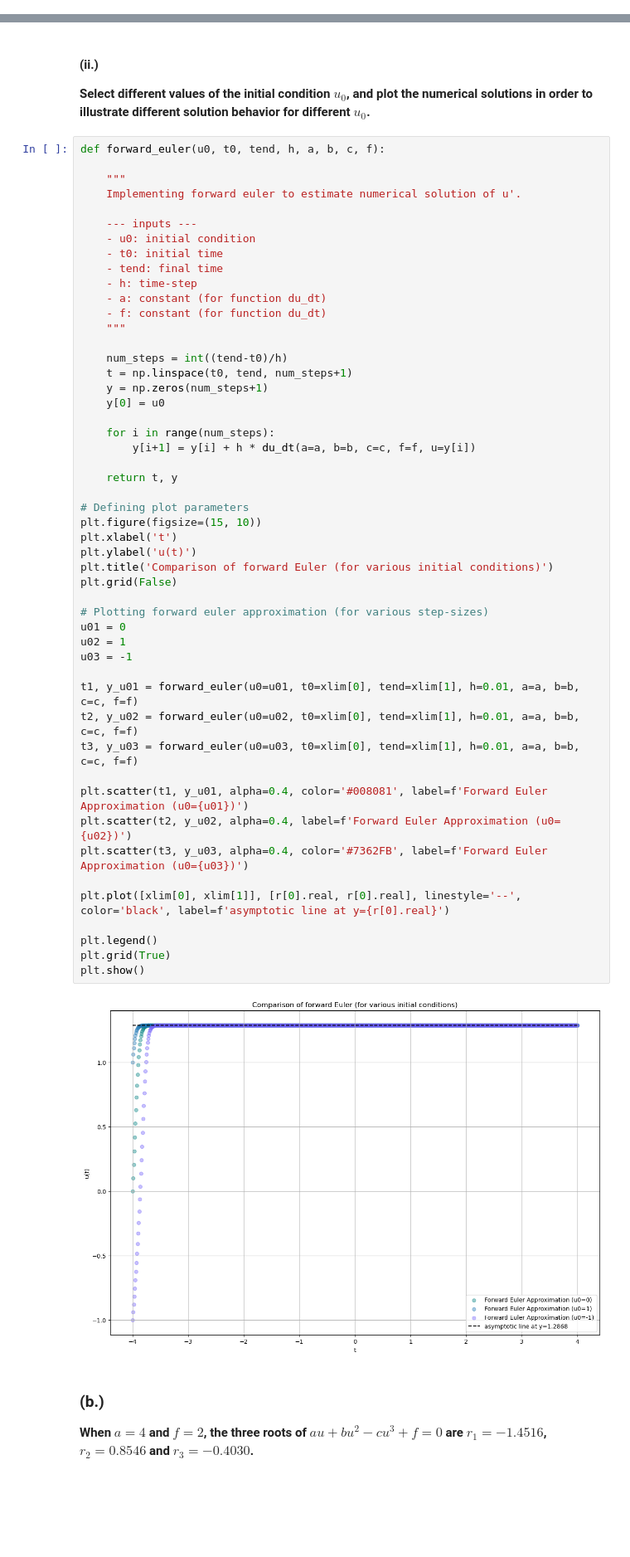
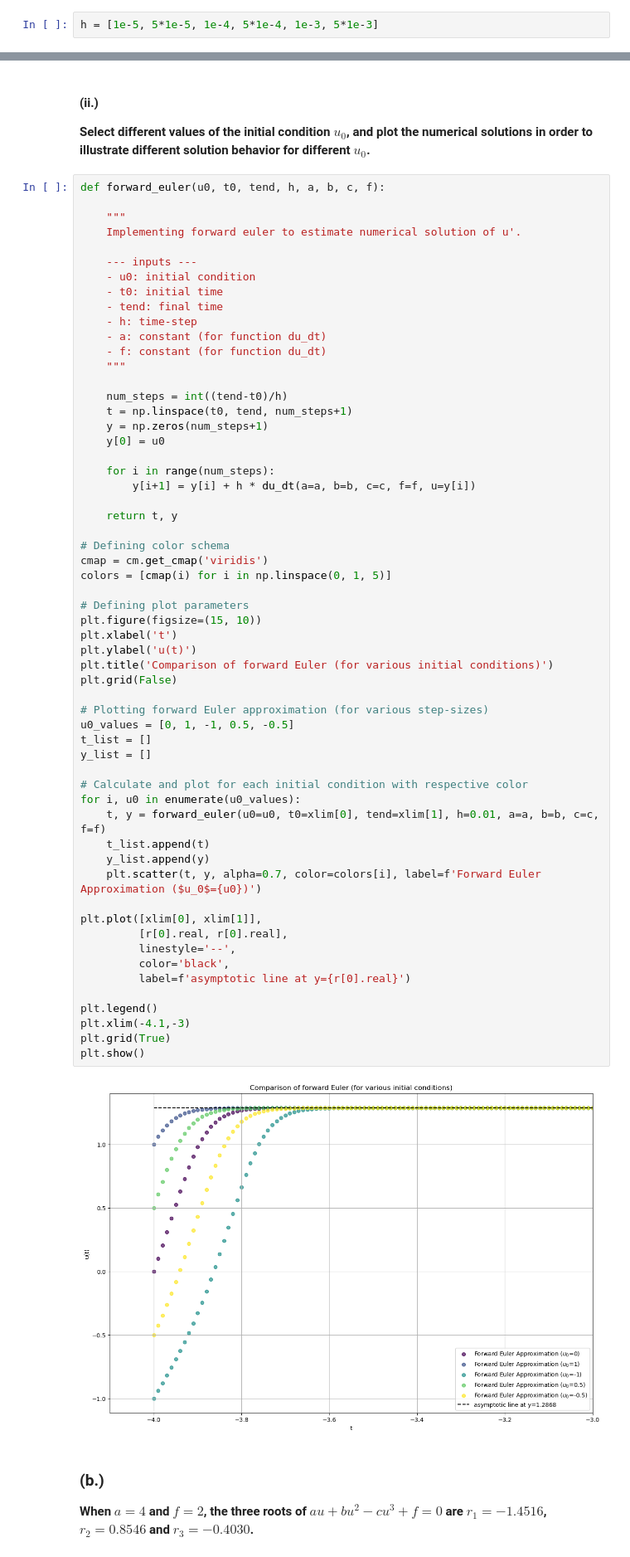
Before and after one commit to Stochastic1017/MATH_616, a Jupyter notebook: Homeworks/Homework 1/S_Sudhir_Homework_1.ipynb, the cells around one changed output, grey strips where cells are left out. Shown at 83% size. Saved outputs shown, nothing was run; the diff lists cells and outputs as text; blank space fills up the shorter version.

```diff
--- a/Homeworks/Homework 1/S_Sudhir_Homework_1.ipynb
+++ b/Homeworks/Homework 1/S_Sudhir_Homework_1.ipynb
@@ -201,6 +212,8 @@ plt.show()
 #### (ii)
 
 **Compute the error in the numerical solution (compared with the analytic solution) at $t=2$ using different numerical integration time steps $\Delta t = 10^{-5}, 5 \times 10^{-5}, 10^{-4}, 5 \times 10^{-4}, 10^{-3}$ and $5 \times 10^{-3}$. Plot a curve, where the x-axis is the time step and the y-axis is the absolute error. Use log scale for both x and y axes and write down the slope.**
+# %%
+h = [1e-5, 5*1e-5, 1e-4, 5*1e-4, 1e-3, 5*1e-3]
 # %% [markdown]
 **What did we learn here? The forward Euler method can be used to find a numerical solution to an ODE, and the numerical solution converges toward the true solution with a first-order rate of convergence (i.e., the error decreases as $\approx \Delta t$, not $\approx \Delta t^2$ or something else).**
 # %% [markdown]
@@ -284,46 +298,54 @@ def forward_euler(u0, t0, tend, h, a, b, c, f):
     - tend: final time
     - h: time-step
     - a: constant (for function du_dt)
     - f: constant (for function du_dt)
     """
 
     num_steps = int((tend-t0)/h)
     t = np.linspace(t0, tend, num_steps+1)
     y = np.zeros(num_steps+1)
     y[0] = u0
 
     for i in range(num_steps):
         y[i+1] = y[i] + h * du_dt(a=a, b=b, c=c, f=f, u=y[i])
 
     return t, y
 
+# Defining color schema
+cmap = cm.get_cmap('viridis')
+colors = [cmap(i) for i in np.linspace(0, 1, 5)]
+
 # Defining plot parameters
 plt.figure(figsize=(15, 10))
 plt.xlabel('t')
 plt.ylabel('u(t)')
 plt.title('Comparison of forward Euler (for various initial conditions)')
 plt.grid(False)
 
-# Plotting forward euler approximation (for various step-sizes)
-u01 = 0
-u02 = 1
-u03 = -1
+# Plotting forward Euler approximation (for various step-sizes)
+u0_values = [0, 1, -1, 0.5, -0.5]
+t_list = []
+y_list = []
 
-t1, y_u01 = forward_euler(u0=u01, t0=xlim[0], tend=xlim[1], h=0.01, a=a, b=b, c=c, f=f)
-t2, y_u02 = forward_euler(u0=u02, t0=xlim[0], tend=xlim[1], h=0.01, a=a, b=b, c=c, f=f)
-t3, y_u03 = forward_euler(u0=u03, t0=xlim[0], tend=xlim[1], h=0.01, a=a, b=b, c=c, f=f)
+# Calculate and plot for each initial condition with respective color
+for i, u0 in enumerate(u0_values):
+    t, y = forward_euler(u0=u0, t0=xlim[0], tend=xlim[1], h=0.01, a=a, b=b, c=c, f=f)
+    t_list.append(t)
+    y_list.append(y)
+    plt.scatter(t, y, alpha=0.7, color=colors[i], label=f'Forward Euler Approximation ($u_0$={u0})')
 
-plt.scatter(t1, y_u01, alpha=0.4, color='#008081', label=f'Forward Euler Approximation (u0={u01})')
-plt.scatter(t2, y_u02, alpha=0.4, label=f'Forward Euler Approximation (u0={u02})')
-plt.scatter(t3, y_u03, alpha=0.4, color='#7362FB', label=f'Forward Euler Approximation (u0={u03})')
-
-plt.plot([xlim[0], xlim[1]], [r[0].real, r[0].real], linestyle='--', color='black', label=f'asymptotic line at y={r[0].real}')
+plt.plot([xlim[0], xlim[1]],
+         [r[0].real, r[0].real],
+         linestyle='--',
+         color='black',
+         label=f'asymptotic line at y={r[0].real}')
 
 plt.legend()
+plt.xlim(-4.1,-3)
 plt.grid(True)
 plt.show()
 # %% [output]
-[figure, old version]
+[figure, new version]
 # %% [markdown]
 ### (b.)
 
```
Also changed, not shown: parts of 6 cells of this notebook.
